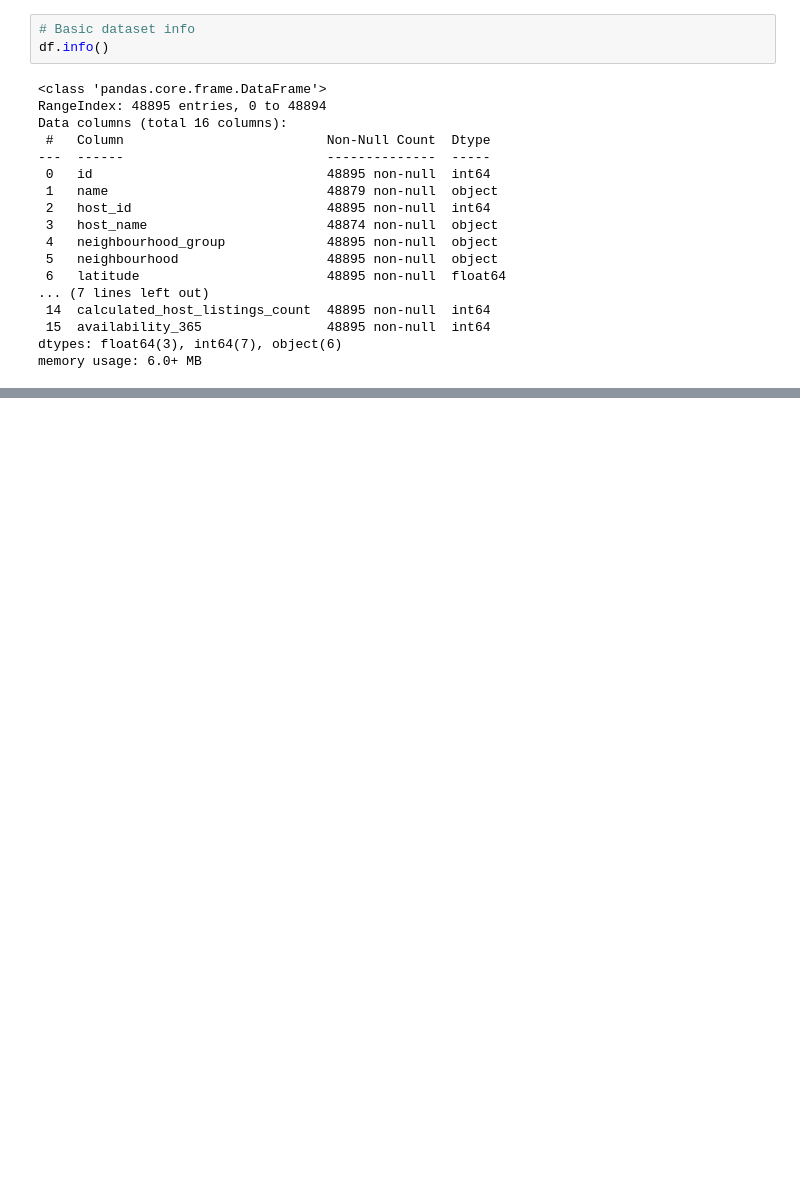
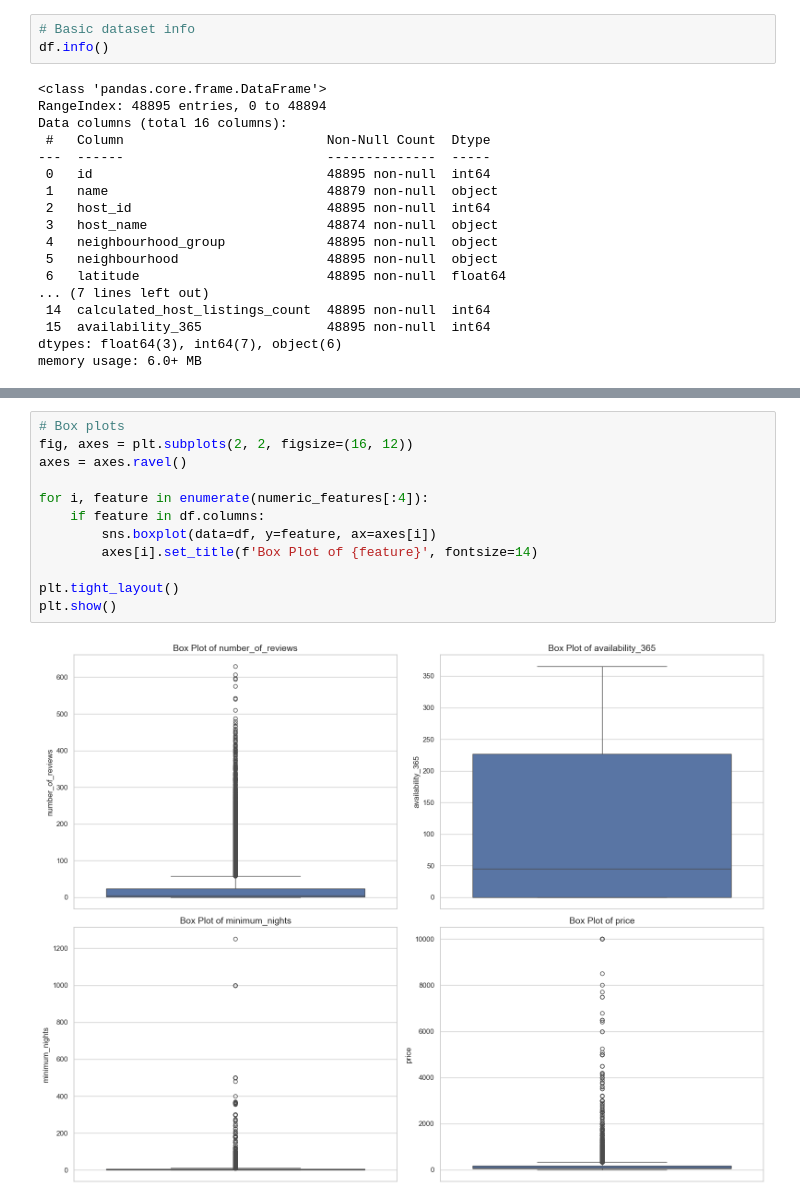
Before and after one commit to samp603/airbnb-price-predictor, a Jupyter notebook: notebooks/eda.ipynb, the cells around one changed output, grey strips where cells are left out. Drawn from its saved outputs; the diff is of its cells as text; blank space fills up the shorter version.

```diff
--- a/notebooks/eda.ipynb
+++ b/notebooks/eda.ipynb
@@ -72,0 +117,14 @@ plt.show()
+# %%
+# Box plots
+fig, axes = plt.subplots(2, 2, figsize=(16, 12))
+axes = axes.ravel()
+
+for i, feature in enumerate(numeric_features[:4]):
+    if feature in df.columns:
+        sns.boxplot(data=df, y=feature, ax=axes[i])
+        axes[i].set_title(f'Box Plot of {feature}', fontsize=14)
+
+plt.tight_layout()
+plt.show()
+# %% [output]
+[figure, added]
```
Also changed, not shown: parts of 7 cells of this notebook, 1 other file.
